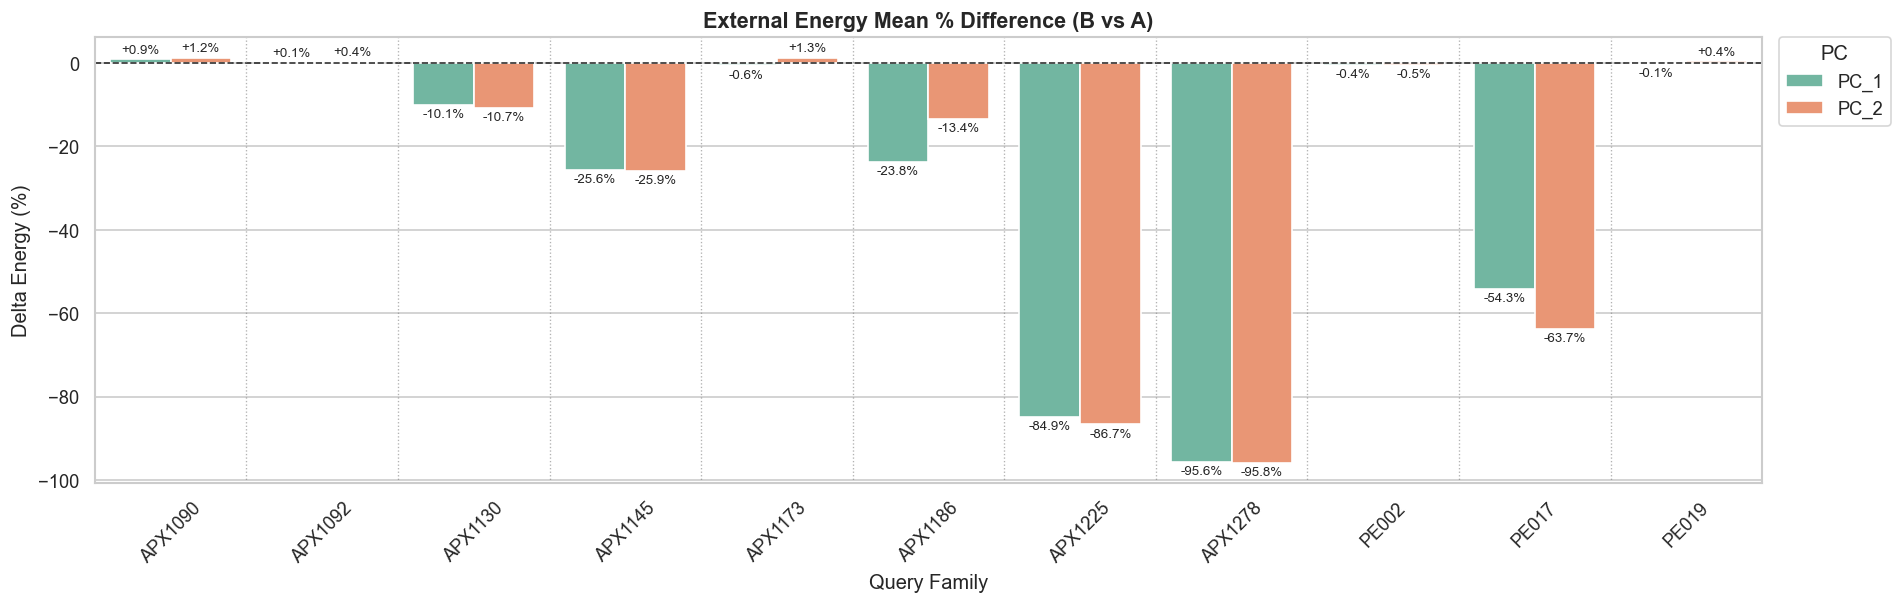
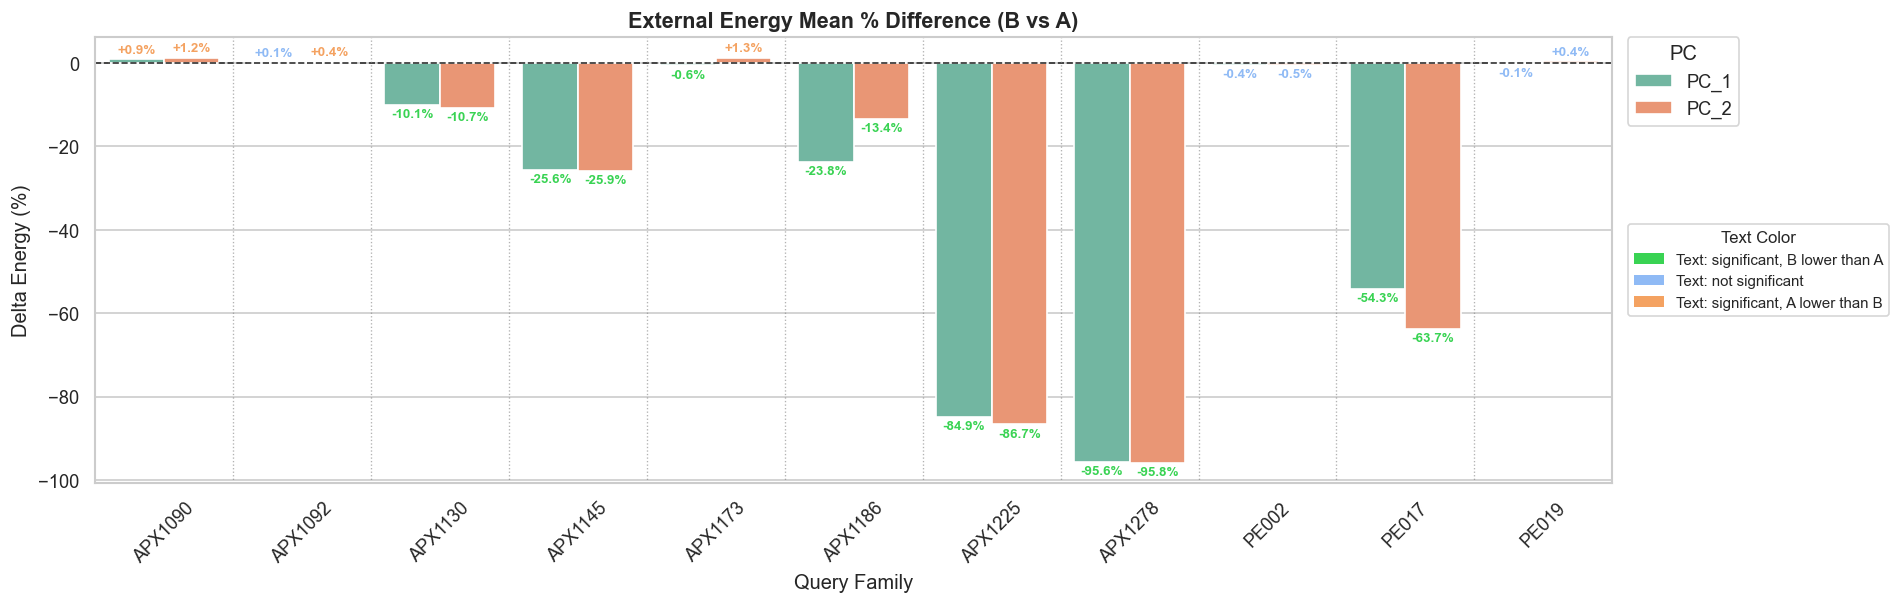
The notebook cell's code change between the first figure and the second:
--- before
+++ after
@@ -1,3 +1,4 @@
 from pathlib import Path
+import matplotlib.patches as mpatches
 
 # A/B mean-difference plots by family with PC_1 and PC_2 side-by-side.
@@ -10,4 +11,9 @@
     save_dir = Path("plots")
     save_dir.mkdir(parents=True, exist_ok=True)
+
+    # Same significance color scheme used in the statistics table cell.
+    color_green = "#39d353"   # significant and B lower than A
+    color_blue = "#8fbaf5"    # not significant
+    color_orange = "#f4a261"  # significant and A lower than B
 
     diff_plot_metrics = [
@@ -38,4 +44,20 @@
             m = m.dropna(subset=["B_minus_A_pct"])
 
+            # Text-label colors follow the significance theme from the summary table.
+            m["label_color"] = np.where(
+                (m["p_value"] < 0.05) & (m["B_mean"] < m["A_mean"]),
+                color_green,
+                np.where(
+                    (m["p_value"] < 0.05) & (m["A_mean"] < m["B_mean"]),
+                    color_orange,
+                    color_blue,
+                ),
+            )
+
+            label_color_map = {
+                (row["pc"], row["query_family"]): row["label_color"]
+                for _, row in m.iterrows()
+            }
+
             sns.barplot(
                 data=m,
@@ -49,14 +71,31 @@
             )
 
-            # Add signed percentage labels to each bar.
-            for container in ax.containers:
-                labels = []
-                for bar in container:
+            # Add signed percentage labels and color only the text by significance theme.
+            for hue_idx, container in enumerate(ax.containers):
+                pc_name = pcs_order[hue_idx] if hue_idx < len(pcs_order) else None
+                for fam_idx, bar in enumerate(container):
                     h = bar.get_height()
                     if np.isnan(h):
-                        labels.append("")
-                    else:
-                        labels.append(f"{h:+.1f}%")
-                ax.bar_label(container, labels=labels, label_type="edge", fontsize=8, padding=2)
+                        continue
+
+                    fam = fam_order[fam_idx] if fam_idx < len(fam_order) else None
+                    txt_color = label_color_map.get((pc_name, fam), color_blue)
+
+                    x = bar.get_x() + bar.get_width() / 2.0
+                    y = h
+                    va = "bottom" if h >= 0 else "top"
+                    y_offset = 2 if h >= 0 else -2
+
+                    ax.annotate(
+                        f"{h:+.1f}%",
+                        (x, y),
+                        xytext=(0, y_offset),
+                        textcoords="offset points",
+                        ha="center",
+                        va=va,
+                        fontsize=8,
+                        color=txt_color,
+                        fontweight="bold",
+                    )
 
             ax.axhline(0, color="black", linewidth=1, linestyle="--", alpha=0.8)
@@ -69,5 +108,28 @@
             handles, labels = ax.get_legend_handles_labels()
             if handles:
-                ax.legend(title="PC", loc="upper left", bbox_to_anchor=(1.01, 1.0), borderaxespad=0)
+                pc_legend = ax.legend(
+                    handles,
+                    labels,
+                    title="PC",
+                    loc="upper left",
+                    bbox_to_anchor=(1.01, 1.0),
+                    borderaxespad=0,
+                )
+                ax.add_artist(pc_legend)
+
+                text_color_handles = [
+                    mpatches.Patch(facecolor=color_green, edgecolor="none", label="Text: significant, B lower than A"),
+                    mpatches.Patch(facecolor=color_blue, edgecolor="none", label="Text: not significant"),
+                    mpatches.Patch(facecolor=color_orange, edgecolor="none", label="Text: significant, A lower than B"),
+                ]
+                ax.legend(
+                    handles=text_color_handles,
+                    title="Text Color",
+                    loc="upper left",
+                    bbox_to_anchor=(1.01, 0.58),
+                    borderaxespad=0,
+                    fontsize=9,
+                    title_fontsize=10,
+                )
 
         ax.set_title(title, fontsize=13, fontweight="bold")

Commit: refactored coloring in plots to show statistical significance